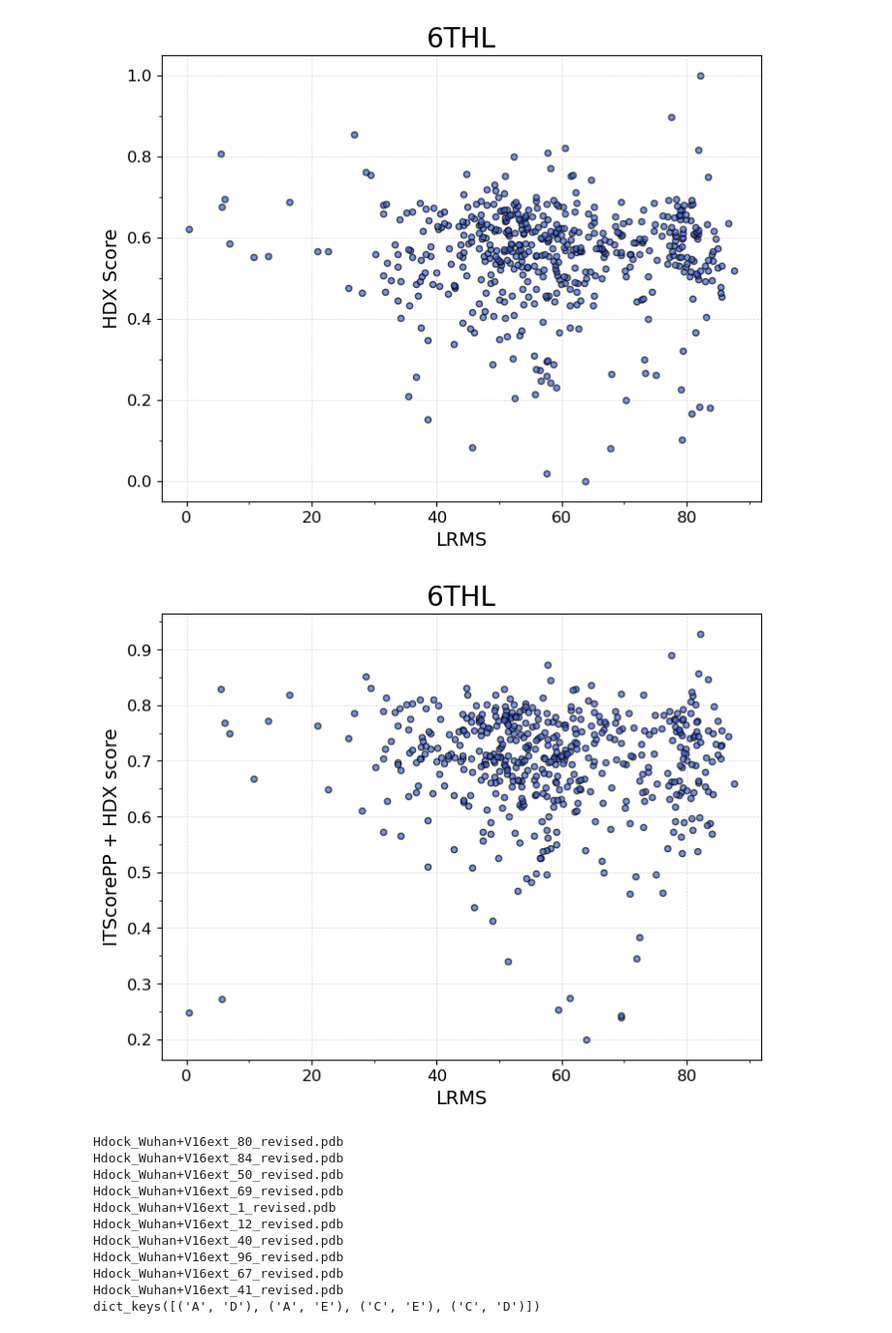
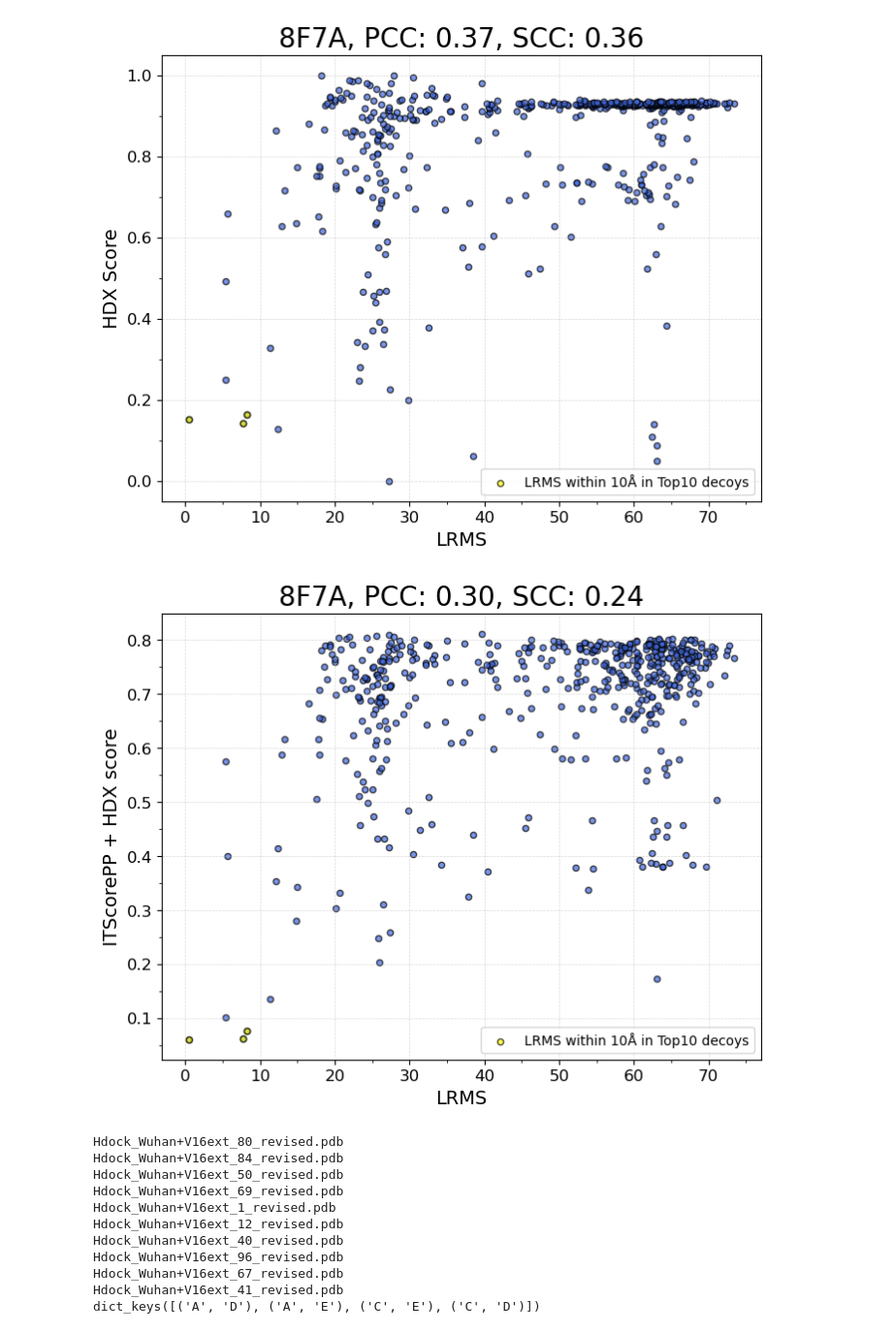
Before and after one commit to SuperChrisW/HDXRank, a Jupyter notebook: script/test.ipynb, the cells around one changed output. Shown at 97% size. Saved outputs shown, nothing was run; the diff lists cells and outputs as text; code cells hidden in the pictures.

```diff
--- a/script/test.ipynb
+++ b/script/test.ipynb
@@ -423,7 +420,6 @@ def get_chi_score(df, complex_batchname, apo_batchname, true_diff):
     x_labels = list(pred_diff.keys())
     y_true = np.array([trim_true_diff[key] for key in x_labels])
     y_pred = np.array([pred_diff[key] for key in x_labels])
-
     if y_true.shape[0] == 0 or y_pred.shape[0] == 0:
         return None
 
@@ -432,22 +428,22 @@ def get_chi_score(df, complex_batchname, apo_batchname, true_diff):
     loss = mean_squared_error(y_true, y_pred, error_limit, d=0.05)
     return loss
 
-apo_states = [('rtt', 'Rtt', 0)]
-complex_states = [('rtt', 'Rtt_Bcd', 0)]
+apo_states = [('RanGTP', 'Ran', 0)]
+complex_states = [('RanGTP', 'Imp9+Ran', 0)]
 true_diff_ligand, _ = get_true_diff(HDX_fpath, apo_states, complex_states)
 
-apo_states = [('bcdFL', 'Bcd', 0)]
-complex_states = [('bcdFL', 'Bcd_Rtt', 0)]
+apo_states = [('Imp9', 'Imp9', 0)]
+complex_states = [('Imp9', 'Imp9+Ran', 0)]
 true_diff_target, _ = get_true_diff(HDX_fpath, apo_states, complex_states)
 
 pdb_dir = f'/home/lwang/models/HDX_LSTM/data/Latest_test/hdock/structure/{protein_name}'
-ref_model = '6THL'
+ref_model = '8F7A'
 ref_chains = ['A']
 complex_batches = [f'MODEL_{i}_REVISED' for i in range(1, 501)]
 #structures = preload_pdb_structures(pdb_dir, complex_batches)
 #chain_map = {"A": "A", "C": "C"}
 
-apo_ref = ['6THL_A', '6THL_B']
+apo_ref = ['8F7A_B', '8F7A_A']
 maes = []
 rmsd = []
 
@@ -463,7 +459,7 @@ for i, batch in tqdm(enumerate(complex_batches)):
         #dockQ = get_dockQ_score(pdb_dir, batch, ref_model, chain_map=chain_map)
         #rmsd.append(dockQ[1])
 
-score_fpath = '/home/lwang/models/HDOCKlite-v1.1/6THL.out'
+score_fpath = '/home/lwang/models/HDOCKlite-v1.1/8F7A.out'
 ITscore = []
 with open(score_fpath, 'r') as f:
     lines = f.readlines()[5:]
@@ -473,6 +469,7 @@ with open(score_fpath, 'r') as f:
 ITscore = max_min_scale(ITscore)
 
 maes = max_min_scale(maes)
+
 batch_id = [int(i.split('_')[1]) for i in complex_batches]
 sorted_batch = sorted(zip(maes, batch_id , rmsd, ITscore), key=lambda x: x[0], reverse=False)
 print(sorted_batch[:10])
@@ -491,6 +488,6 @@ plt.xlabel('Ranking', fontsize=14)
 plt.title(f'Ranking of {ref_model} models')
 plt.tick_params(axis='both', labelsize=12)
 
-#plt.show()
-plt.savefig(f'/home/lwang/models/HDX_LSTM/data/Latest_test/hdock/hdock_files/{ref_model}_ranking.png')
+plt.show()
+#plt.savefig(f'/home/lwang/models/HDX_LSTM/data/Latest_test/hdock/hdock_files/{ref_model}_ranking.png')
 # %% [output]
@@ -525,52 +522,67 @@ print(f"Top 25 hit: {top25_common}/25")
 print(f"Top 50 hit: {top50_common}/50")
 
 
-maes = [i[0] for i in sorted_batch]
-rmsd = [i[2] for i in sorted_batch]
-ITscore = [i[3] for i in sorted_batch]
+maes = np.array([i[0] for i in sorted_batch])
+rmsd = np.array([i[2] for i in sorted_batch])
+ITscore = np.array([i[3] for i in sorted_batch])
 
+rmsd_10A = rmsd[:10][rmsd[:10] < 10]
+maes_10A = maes[:10][rmsd[:10] < 10]
+ITscore_10A = ITscore[:10][rmsd[:10] < 10]
+
+model_name = 'Bilstm36'
 plt.figure(figsize=(8, 6))
 plt.ylabel('ITScorePP', fontsize=14)
 plt.xlabel('LRMS', fontsize=14)
 plt.grid(True, which = 'major', linestyle='--', linewidth=0.5, alpha = 0.5)
-#plt.scatter(rmsd[:10], maes[:10], alpha=0.7, edgecolor='black', color='yellow', s=20, label = 'top10 decoys')
 plt.scatter(rmsd, ITscore, alpha=0.7, edgecolor='black', color='royalblue', s=20)
-plt.title(f'{protein_name}', fontsize=20)
+plt.scatter(rmsd_10A, ITscore_10A, alpha=0.7, edgecolor='black', color='yellow', s=20, label = 'LRMS within 10Å in Top10 decoys')
+pcc = pearsonr(rmsd, ITscore)[0]
+scc = spearmanr(rmsd, ITscore)[0]
+plt.title(f"{protein_name}, PCC: {pcc:.2f}, SCC: {scc:.2f}", fontsize=20)
 plt.minorticks_on()
 plt.tick_params(axis='both', labelsize=12)
 plt.gca().xaxis.set_minor_locator(AutoMinorLocator(2))
 plt.gca().yaxis.set_minor_locator(AutoMinorLocator(2))
-#plt.legend()
+plt.legend()
 #plt.show()
-plt.savefig(f'/home/lwang/models/HDX_LSTM/data/Latest_test/hdock/{protein_name}_RMSD_ITScore.png', dpi = 300)
+plt.savefig(f'/home/lwang/models/HDX_LSTM/data/Latest_test/hdock/{protein_name}_{model_name}_RMSD_ITScore.png', dpi = 300)
 
 plt.figure(figsize=(8, 6))
 plt.ylabel('HDX Score', fontsize=14)
 plt.xlabel('LRMS', fontsize=14)
 plt.grid(True, which = 'major', linestyle='--', linewidth=0.5, alpha = 0.5)
-#plt.scatter(rmsd[:10], maes[:10], alpha=0.7, edgecolor='black', color='yellow', s=20, label = 'top10 decoys')
 plt.scatter(rmsd, maes, alpha=0.7, edgecolor='black', color='royalblue', s=20)
-plt.title(f'{protein_name}', fontsize=20)
+plt.scatter(rmsd_10A, maes_10A, alpha=0.7, edgecolor='black', color='yellow', s=20, label = 'LRMS within 10Å in Top10 decoys')
+pcc = pearsonr(rmsd, maes)[0]
+scc = spearmanr(rmsd, maes)[0]
+plt.title(f"{protein_name}, PCC: {pcc:.2f}, SCC: {scc:.2f}", fontsize=20)
 plt.minorticks_on()
 plt.tick_params(axis='both', labelsize=12)
 plt.gca().xaxis.set_minor_locator(AutoMinorLocator(2))
 plt.gca().yaxis.set_minor_locator(AutoMinorLocator(2))
-#plt.legend()
+plt.legend()
 #plt.show()
-plt.savefig(f'/home/lwang/models/HDX_LSTM/data/Latest_test/hdock/{protein_name}_RMSD_MAE.png', dpi = 300)
+plt.savefig(f'/home/lwang/models/HDX_LSTM/data/Latest_test/hdock/{protein_name}_{model_name}_RMSD_MAE.png', dpi = 300)
 
-combine_score = [j + 0.4*i for i, j in zip(maes, ITscore)]
+combine_score = np.array([j + 0.4*i for i, j in zip(maes, ITscore)])
+combine_score_10A = combine_score[:10][rmsd[:10] < 10]
+pcc = pearsonr(rmsd, combine_score)[0]
+scc = spearmanr(rmsd, combine_score)[0]
 plt.figure(figsize=(8, 6))
-plt.title(f'{protein_name}', fontsize=20)
+plt.title(f"{protein_name}, PCC: {pcc:.2f}, SCC: {scc:.2f}", fontsize=20)
 plt.ylabel('ITScorePP + HDX score', fontsize=14)
 plt.xlabel('LRMS', fontsize=14)
 plt.grid(True, which = 'major', linestyle='--', linewidth=0.5, alpha = 0.5)
 plt.scatter(rmsd, combine_score, alpha=0.7, edgecolor='black', color='royalblue', s=20)
+plt.scatter(rmsd_10A, combine_score_10A, alpha=0.7, edgecolor='black', color='yellow', s=20, label = 'LRMS within 10Å in Top10 decoys')
 plt.minorticks_on()
 plt.tick_params(axis='both', labelsize=12)
 plt.gca().xaxis.set_minor_locator(AutoMinorLocator(2))
 plt.gca().yaxis.set_minor_locator(AutoMinorLocator(2))
-plt.savefig(f'/home/lwang/models/HDX_LSTM/data/Latest_test/hdock/{protein_name}_RMSD_combineScore.png', dpi = 300)
+
+plt.legend()
+plt.savefig(f'/home/lwang/models/HDX_LSTM/data/Latest_test/hdock/{protein_name}_{model_name}_RMSD_combineScore.png', dpi = 300)
 #plt.show()
 # %% [output]
 Top 5 hit: 0/5
@@ -581,5 +593,5 @@ Top 50 hit: 5/50
-[figure, old version]
+[figure, new version]
-[figure, old version]
+[figure, new version]
 # %%
 id_list = [80, 84, 50, 69, 1, 12, 40, 96, 67, 41]
 pdb_list = [f'{protein_name}_{i}_revised.pdb' for i in id_list]
```
Also changed, not shown: parts of 8 cells of this notebook, 29 other files.
